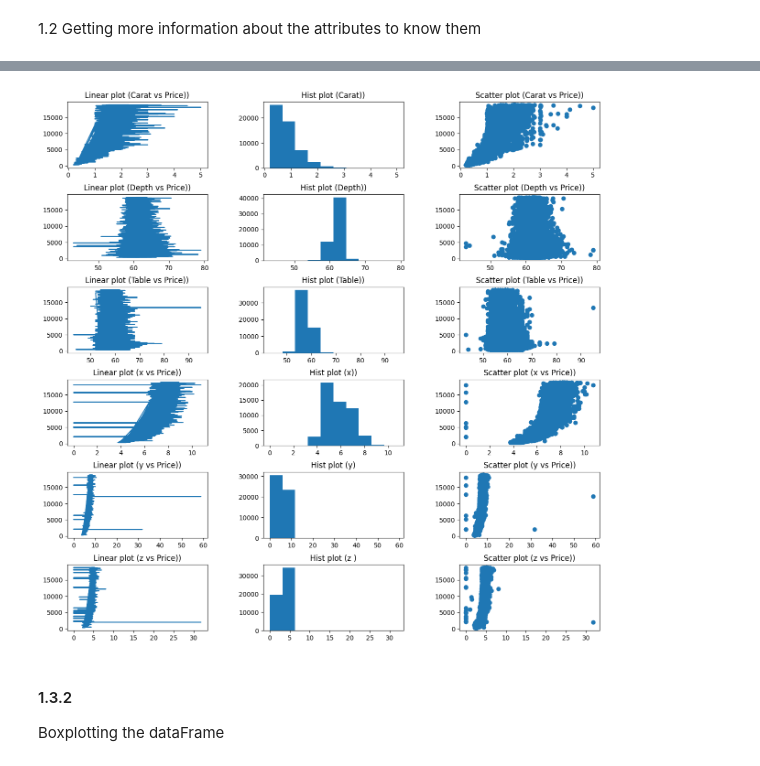
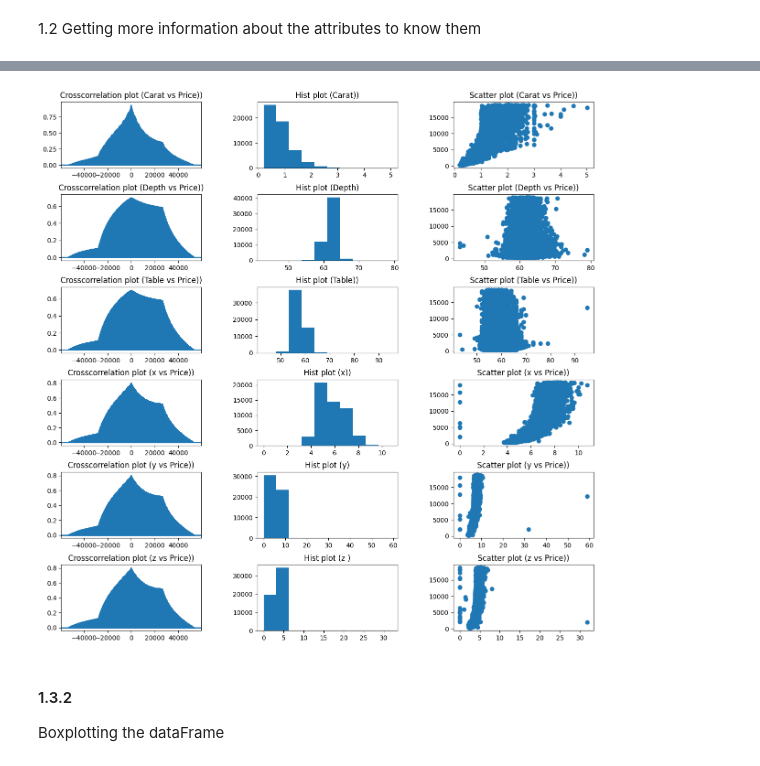
Before and after one commit to IAGR2-S2-2023/TP2_Regresi-n-Clasificaci-n, a Jupyter notebook: 2023-2-Trabajo_Practico_2.ipynb, the cells around one changed output, grey strips where cells are left out. Drawn from its saved outputs; the diff is of its cells as text; code cells hidden in the pictures.

Commit message:
change linearplots to crosscorrelation plots

```diff
--- a/2023-2-Trabajo_Practico_2.ipynb
+++ b/2023-2-Trabajo_Practico_2.ipynb
@@ -77,54 +86,52 @@ Plotting the dataFrame
 fig, axs  = plt.subplots(6,3, figsize=(15, 15))
 fig.subplots_adjust(wspace=0.4, hspace=0.4)
 #Carat vs price
-axs[0][0].set_title('Linear plot (Carat vs Price))')
-axs[0][0].plot(dataFrame['carat'], dataFrame['price'])
+axs[0][0].set_title('Crosscorrelation plot (Carat vs Price))')
+axs[0][0].xcorr(dataFrame['carat'],dataFrame['price'], maxlags=len(dataFrame['carat']) - 1, usevlines=True,normed=True, lw=2)
 axs[0][1].set_title('Hist plot (Carat))')
 axs[0][1].hist(dataFrame['carat'])
 axs[0][2].set_title('Scatter plot (Carat vs Price))')
 axs[0][2].scatter(dataFrame['carat'], dataFrame['price'])
 #depth vs price
-axs[1][0].set_title('Linear plot (Depth vs Price))')
-axs[1][0].plot(dataFrame['depth'], dataFrame['price'])
-axs[1][1].set_title('Hist plot (Depth))')
+axs[1][0].set_title('Crosscorrelation plot (Depth vs Price))')
+axs[1][0].xcorr(dataFrame['depth'],dataFrame['price'], maxlags=len(dataFrame['depth']) - 1, usevlines=True,normed=True, lw=2)
+axs[1][1].set_title('Hist plot (Depth)')
 axs[1][1].hist(dataFrame['depth'])
 axs[1][2].set_title('Scatter plot (Depth vs Price))')
 axs[1][2].scatter(dataFrame['depth'], dataFrame['price'])
 #table vs price
-axs[2][0].set_title('Linear plot (Table vs Price))')
-axs[2][0].plot(dataFrame['table'], dataFrame['price'])
+axs[2][0].set_title('Crosscorrelation plot (Table vs Price))')
+axs[2][0].xcorr(dataFrame['table'],dataFrame['price'], maxlags=len(dataFrame['table']) - 1, usevlines=True,normed=True, lw=2)
 axs[2][1].set_title('Hist plot (Table))')
 axs[2][1].hist(dataFrame['table'])
 axs[2][2].set_title('Scatter plot (Table vs Price))')
 axs[2][2].scatter(dataFrame['table'], dataFrame['price'])
-axs[3][0].set_title('Linear plot (x vs Price))')
-axs[3][0].plot(dataFrame['x'], dataFrame['price'])
+axs[3][0].set_title('Crosscorrelation plot (x vs Price))')
+axs[3][0].xcorr(dataFrame['x'],dataFrame['price'], maxlags=len(dataFrame['x']) - 1, usevlines=True,normed=True, lw=2)
 axs[3][1].set_title('Hist plot (x))')
 axs[3][1].hist(dataFrame['x'])
 axs[3][2].set_title('Scatter plot (x vs Price))')
 axs[3][2].scatter(dataFrame['x'], dataFrame['price'])
-axs[4][0].set_title('Linear plot (y vs Price))')
-axs[4][0].plot(dataFrame['y'], dataFrame['price'])
+axs[4][0].set_title('Crosscorrelation plot (y vs Price))')
+axs[4][0].xcorr(dataFrame['y'],dataFrame['price'], maxlags=len(dataFrame['y']) - 1, usevlines=True,normed=True, lw=2)
 axs[4][1].set_title('Hist plot (y)')
 axs[4][1].hist(dataFrame['y'])
 axs[4][2].set_title('Scatter plot (y vs Price))')
 axs[4][2].scatter(dataFrame['y'], dataFrame['price'])
-axs[5][0].set_title('Linear plot (z vs Price))')
-axs[5][0].plot(dataFrame['z'], dataFrame['price'])
+axs[5][0].set_title('Crosscorrelation plot (z vs Price))')
+axs[5][0].xcorr(dataFrame['z'],dataFrame['price'], maxlags=len(dataFrame['z']) - 1, usevlines=True,normed=True, lw=2)
 axs[5][1].set_title('Hist plot (z )')
 axs[5][1].hist(dataFrame['z'])
 axs[5][2].set_title('Scatter plot (z vs Price))')
 axs[5][2].scatter(dataFrame['z'], dataFrame['price'])
 
 
-
-
 plt.show()
 
 
 # axs[1][1].plot(dataFrame, kind='kde')
 # %% [output]
-[figure, old version]
+[figure, new version]
 # %% [markdown]
 #### 1.3.2
 
```
Also changed, not shown: parts of 4 cells of this notebook.
